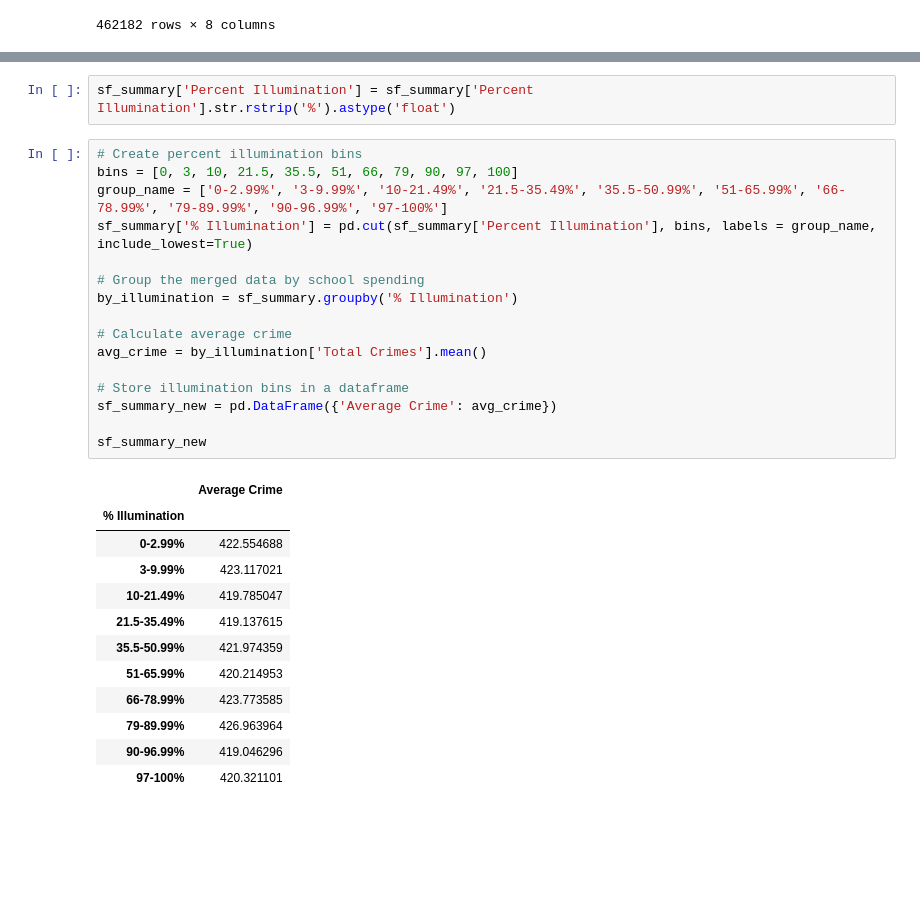
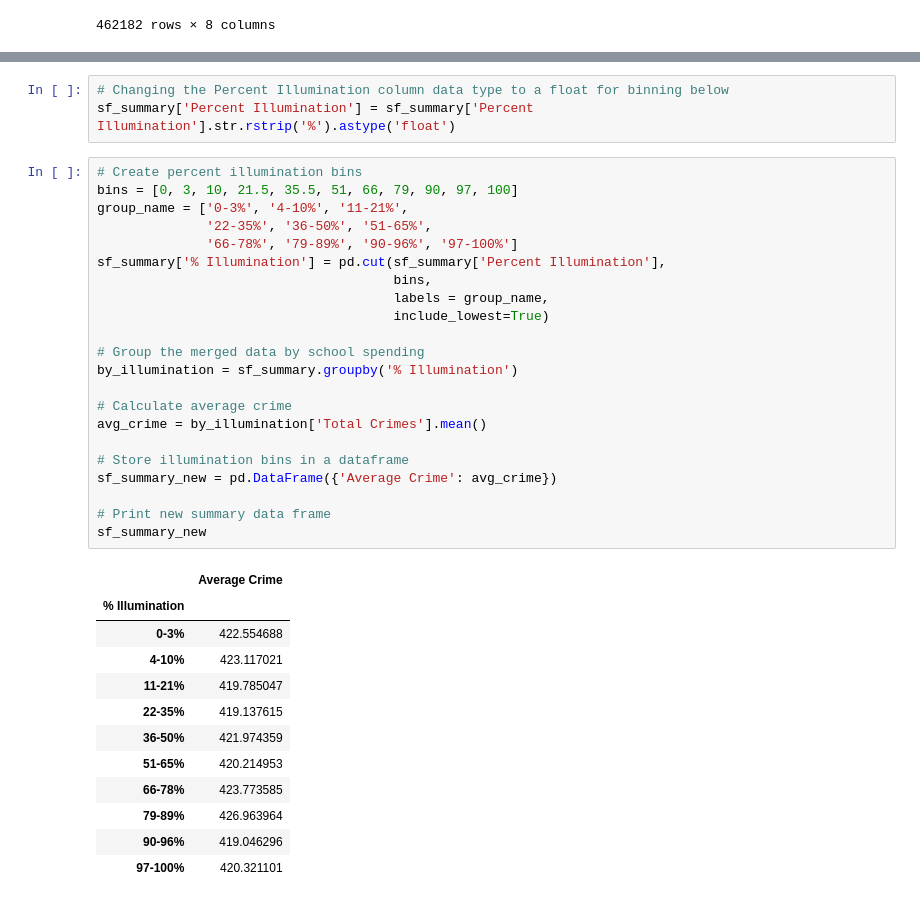
Before and after one commit to knwright/ProgressBar, a Jupyter notebook: SF_crime_data_analysis.ipynb, the cells around one changed output, grey strips where cells are left out. Saved outputs shown, nothing was run; the diff lists cells and outputs as text; blank space fills up the shorter version.

```diff
--- a/SF_crime_data_analysis.ipynb
+++ b/SF_crime_data_analysis.ipynb
@@ -142,33 +144,40 @@ sf_summary
 | 1095 | 2017-12-31 | 94.00% | 424 |
 1096 rows × 3 columns
 # %%
+# Changing the Percent Illumination column data type to a float for binning below
 sf_summary['Percent Illumination'] = sf_summary['Percent Illumination'].str.rstrip('%').astype('float')
 # %%
 # Create percent illumination bins
 bins = [0, 3, 10, 21.5, 35.5, 51, 66, 79, 90, 97, 100]
-group_name = ['0-2.99%', '3-9.99%', '10-21.49%', '21.5-35.49%', '35.5-50.99%', '51-65.99%', '66-78.99%', '79-89.99%', '90-96.99%', '97-100%']
-sf_summary['% Illumination'] = pd.cut(sf_summary['Percent Illumination'], bins, labels = group_name, include_lowest=True)
+group_name = ['0-3%', '4-10%', '11-21%',
+              '22-35%', '36-50%', '51-65%',
+              '66-78%', '79-89%', '90-96%', '97-100%']
+sf_summary['% Illumination'] = pd.cut(sf_summary['Percent Illumination'],
+                                      bins,
+                                      labels = group_name,
+                                      include_lowest=True)
 
 # Group the merged data by school spending
 by_illumination = sf_summary.groupby('% Illumination')
 
 # Calculate average crime
 avg_crime = by_illumination['Total Crimes'].mean()
 
 # Store illumination bins in a dataframe
 sf_summary_new = pd.DataFrame({'Average Crime': avg_crime})
 
+# Print new summary data frame
 sf_summary_new
 # %% [output]
 |  | Average Crime |
 | % Illumination |  |
-| 0-2.99% | 422.554688 |
-| 3-9.99% | 423.117021 |
-| 10-21.49% | 419.785047 |
-| 21.5-35.49% | 419.137615 |
-| 35.5-50.99% | 421.974359 |
-| 51-65.99% | 420.214953 |
-| 66-78.99% | 423.773585 |
-| 79-89.99% | 426.963964 |
-| 90-96.99% | 419.046296 |
+| 0-3% | 422.554688 |
+| 4-10% | 423.117021 |
+| 11-21% | 419.785047 |
+| 22-35% | 419.137615 |
+| 36-50% | 421.974359 |
+| 51-65% | 420.214953 |
+| 66-78% | 423.773585 |
+| 79-89% | 426.963964 |
+| 90-96% | 419.046296 |
 | 97-100% | 420.321101 |
```
Also changed, not shown: parts of 4 cells of this notebook.
